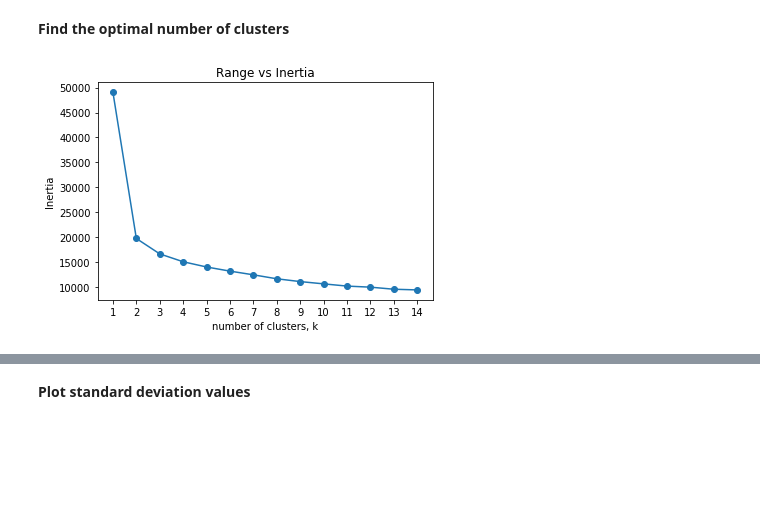
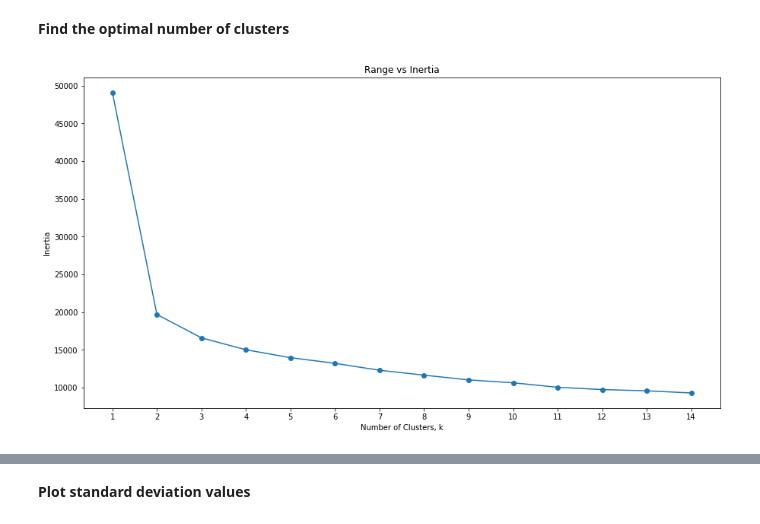
Before and after one commit to iu-data-science-python-i590-Group1/final-project-team-python-byte, a Jupyter notebook: code/FinalAssigment-Phase2.ipynb, the cells around one changed output, grey strips where cells are left out. Saved outputs shown, nothing was run; the diff lists cells and outputs as text; code cells hidden in the pictures; blank space fills up the shorter version.

```diff
--- a/code/FinalAssigment-Phase2.ipynb
+++ b/code/FinalAssigment-Phase2.ipynb
@@ -83,23 +89,24 @@ print(centroids)
 # %%
 #Calulate Inertia
 # make a range
 ks = range(1, 15)
 
 inertias = [] # empty list
 
 # do a for loop
 for k in ks:
     model =KMeans(n_clusters=k)
     model.fit(df)
     # Append the inertia to the list of inertias
     inertias.append(model.inertia_)
 
 # Plot Range vs Inertias
+plt.figure(figsize=(15,8))
 plt.plot(ks, inertias, '-o')
-plt.xlabel('number of clusters, k')
+plt.xlabel('Number of Clusters, k')
 plt.ylabel('Inertia')
 plt.title('Range vs Inertia')
 plt.xticks(ks)
 plt.show()
 # %% [output]
-[figure, old version]
+[figure, new version]
```
Also changed, not shown: parts of 8 cells of this notebook.
